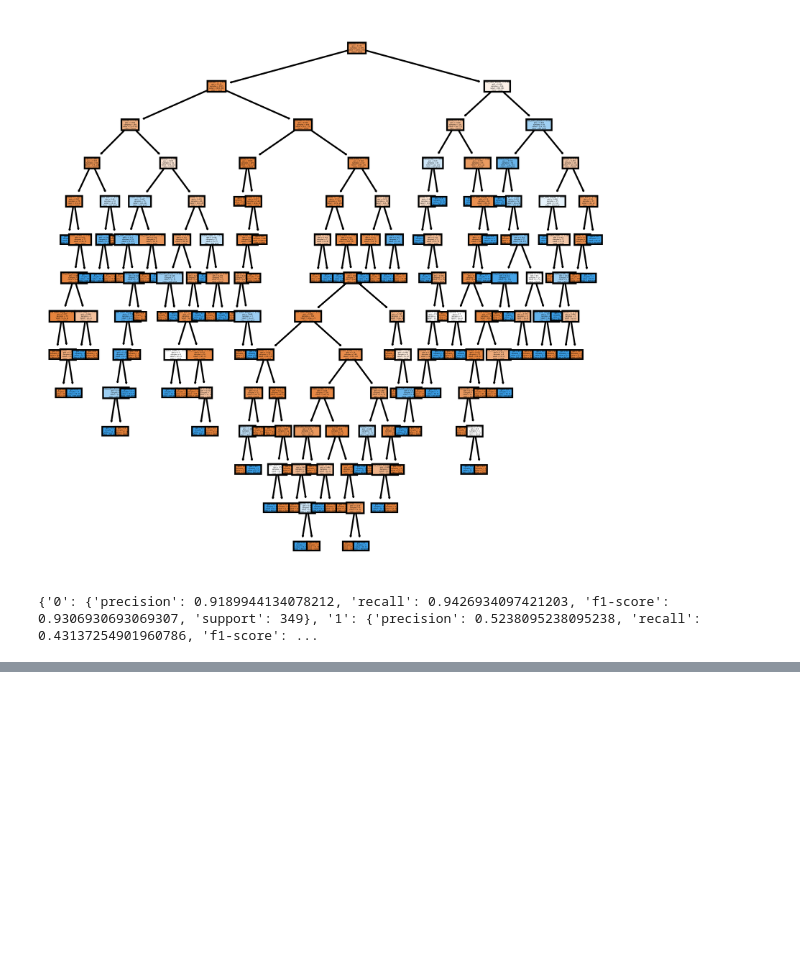
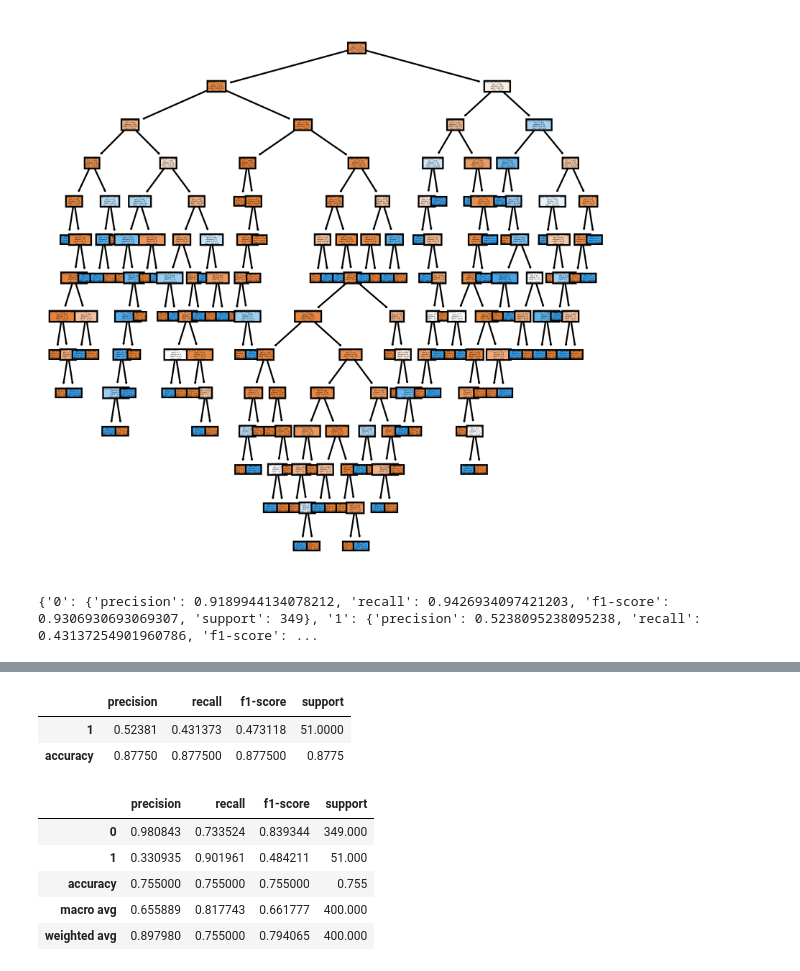
Before and after one commit to Qian8988/Final-Project-Team-7, a Jupyter notebook: all_models_red.ipynb, the cells around one changed output, grey strips where cells are left out. Saved outputs shown, nothing was run; the diff lists cells and outputs as text; code cells hidden in the pictures; blank space fills up the shorter version.

```diff
--- a/all_models_red.ipynb
+++ b/all_models_red.ipynb
@@ -712,2 +713,40 @@ df_test
+# %%
+reportout1  = classification_report(y_test, y_pred1 , output_dict=True)
+reportout2  = classification_report(y_test, y_pred2 , output_dict=True)
+reportout3  = classification_report(y_test, y_pred3 , output_dict=True)
+reportout4  = classification_report(y_test, y_pred4 , output_dict=True)
+reportout5  = classification_report(y_test, y_pred5 , output_dict=True)
+reportout6  = classification_report(y_test, y_pred6 , output_dict=True)
+reportout7  = classification_report(y_test, y_pred7 , output_dict=True)
+reportout8  = classification_report(y_test, y_pred8 , output_dict=True)
+reportout9  = classification_report(y_test, y_pred9 , output_dict=True)
+reportout10 = classification_report(y_test, y_pred10, output_dict=True)
+# %%
+df_out1  = pd.DataFrame(reportout1).transpose()
+df_out2  = pd.DataFrame(reportout2).transpose()
+df_out3  = pd.DataFrame(reportout3).transpose()
+df_out4  = pd.DataFrame(reportout4).transpose()
+df_out5  = pd.DataFrame(reportout5).transpose()
+df_out6  = pd.DataFrame(reportout6).transpose()
+df_out7  = pd.DataFrame(reportout7).transpose()
+df_out8  = pd.DataFrame(reportout8).transpose()
+df_out9  = pd.DataFrame(reportout9).transpose()
+df_out10 = pd.DataFrame(reportout10).transpose()
+# %%
+df_out1= df_out1[1:3]
+df_out1
+# %% [output]
+|  | precision | recall | f1-score | support |
+| 1 | 0.52381 | 0.431373 | 0.473118 | 51.0000 |
+| accuracy | 0.87750 | 0.877500 | 0.877500 | 0.8775 |
+# %%
+df_out10
+# %% [output]
+|  | precision | recall | f1-score | support |
+| 0 | 0.980843 | 0.733524 | 0.839344 | 349.000 |
+| 1 | 0.330935 | 0.901961 | 0.484211 | 51.000 |
+| accuracy | 0.755000 | 0.755000 | 0.755000 | 0.755 |
+| macro avg | 0.655889 | 0.817743 | 0.661777 | 400.000 |
+| weighted avg | 0.897980 | 0.755000 | 0.794065 | 400.000 |
 # %%
 df_test.to_csv('df_test.csv', index = False)
```
Also changed, not shown: parts of 6 cells of this notebook.
